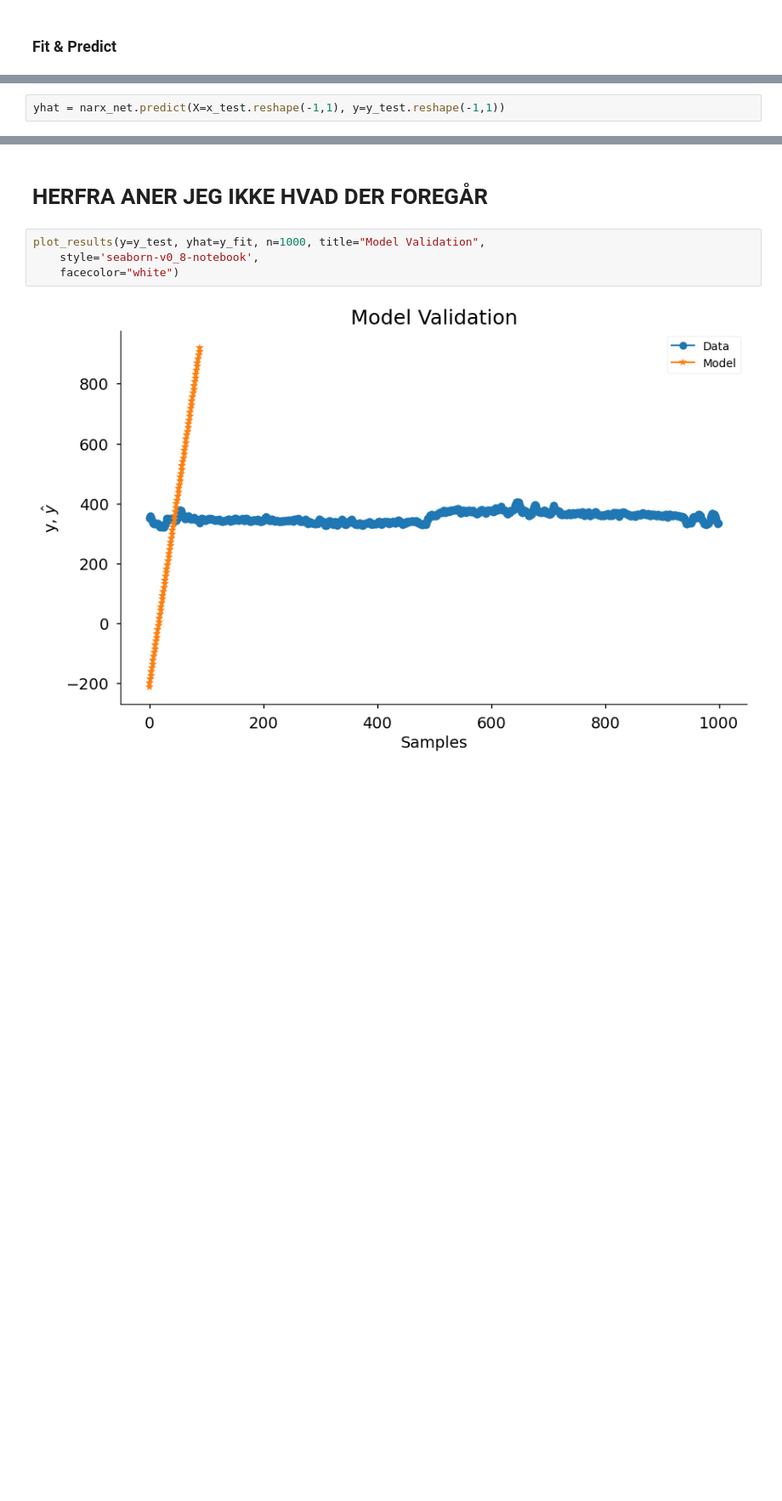
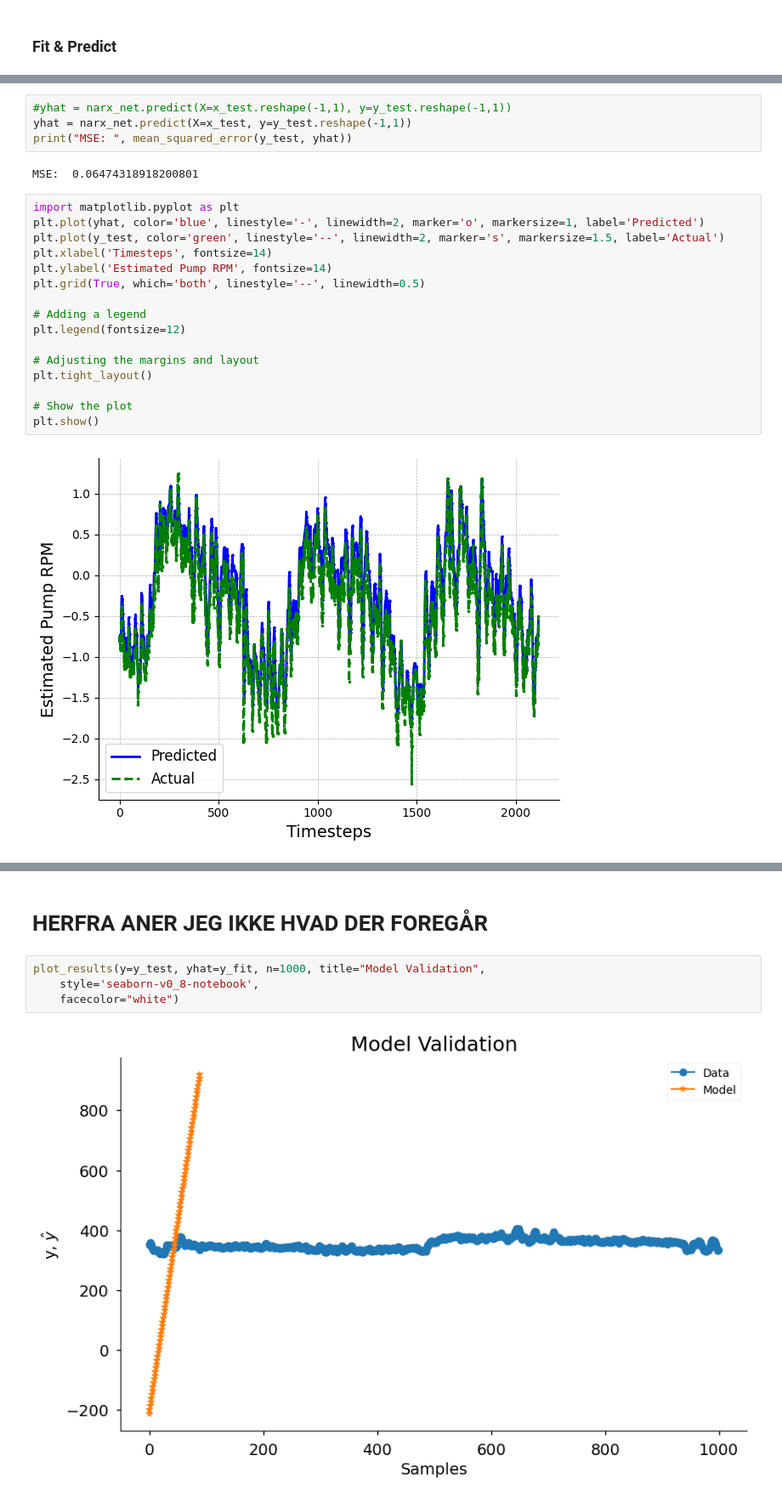
Before and after one commit to Carditis/Industrial-IoT-For-Digitization-Of-Electronic-Assets-Course, a Jupyter notebook: Final Project/Thomaskode.ipynb, the cells around one changed output, grey strips where cells are left out. Shown at 85% size. Cells and saved outputs as stored; diff of their text form; blank space fills up the shorter version.

```diff
--- a/Final Project/Thomaskode.ipynb
+++ b/Final Project/Thomaskode.ipynb
@@ -437,7 +446,29 @@ narx_net.fit(X=x_train.reshape(-1,1), y=y_train.reshape(-1,1), X_test=x_test.res
 # %% [output]
 <sysidentpy.neural_network.narx_nn.NARXNN at 0x...>
 # %%
-yhat = narx_net.predict(X=x_test.reshape(-1,1), y=y_test.reshape(-1,1))
+#yhat = narx_net.predict(X=x_test.reshape(-1,1), y=y_test.reshape(-1,1))
+yhat = narx_net.predict(X=x_test, y=y_test.reshape(-1,1))
+print("MSE: ", mean_squared_error(y_test, yhat))
+# %% [output]
+MSE:  0.06474318918200801
+# %%
+import matplotlib.pyplot as plt
+plt.plot(yhat, color='blue', linestyle='-', linewidth=2, marker='o', markersize=1, label='Predicted')
+plt.plot(y_test, color='green', linestyle='--', linewidth=2, marker='s', markersize=1.5, label='Actual')
+plt.xlabel('Timesteps', fontsize=14)
+plt.ylabel('Estimated Pump RPM', fontsize=14)
+plt.grid(True, which='both', linestyle='--', linewidth=0.5)
+
+# Adding a legend
+plt.legend(fontsize=12)
+
+# Adjusting the margins and layout
+plt.tight_layout()
+
+# Show the plot
+plt.show()
+# %% [output]
+[figure, added]
 # %%
 print("MSE: ", mean_squared_error(y_test.reshape(-1,1), yhat.reshape(-1,1)))
 plot_results(y=y_test.reshape(-1,1), yhat=yhat.reshape(-1,1), n=1000, style='ggplot')
```
Also changed, not shown: parts of 23 cells of this notebook, 1 other file.
